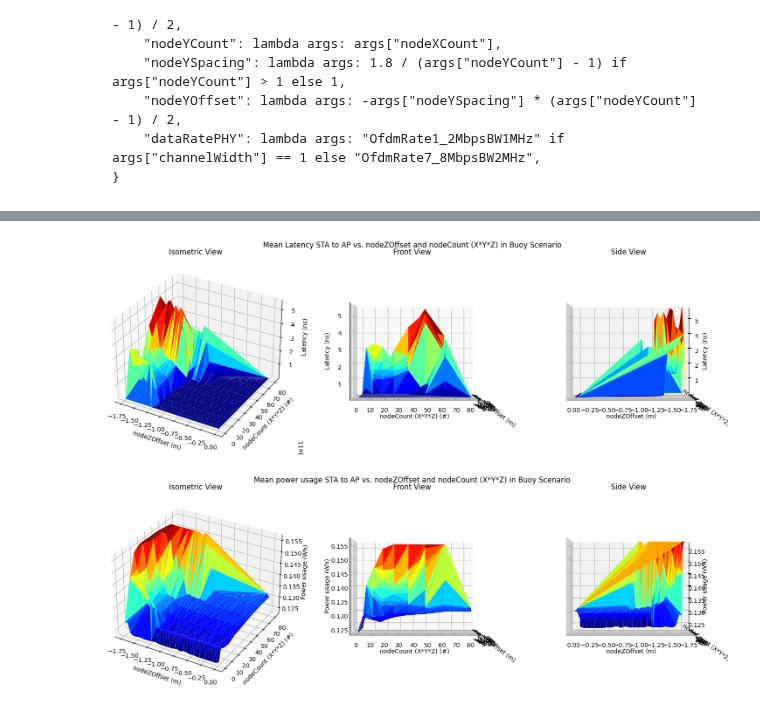
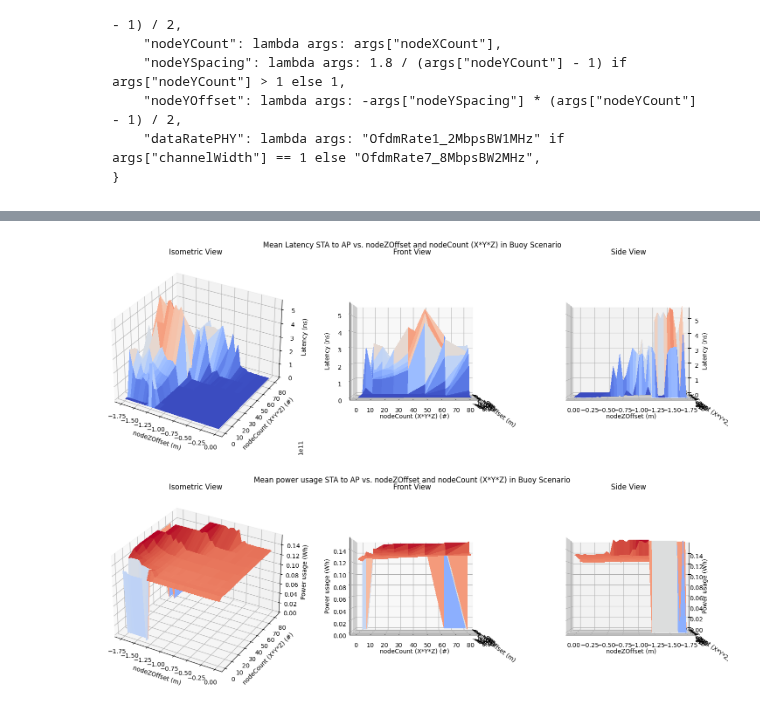
Before and after one commit to mehslambo/2IRS0-ns3, a Jupyter notebook: postprocessing/buoy_graphs.ipynb, the cells around one changed output, grey strips where cells are left out. Cells and saved outputs as stored; diff of their text form; code cells hidden in the pictures.

Commit message:
Switched the buoy graphs to plot_surface

```diff
--- a/postprocessing/buoy_graphs.ipynb
+++ b/postprocessing/buoy_graphs.ipynb
@@ -189,14 +204,27 @@ plt.show()
 fig = plt.figure(figsize=(15, 5))
 fig.suptitle('Mean Latency STA to AP vs. nodeZOffset and nodeCount (X*Y*Z) in Buoy Scenario')
 
-# Common data points
-x_data = packet_logging_stats_summary['nodeZOffset']
-y_data = packet_logging_stats_summary['nodeXCount'] * packet_logging_stats_summary['nodeYCount'] * packet_logging_stats_summary['nodeZCount']
-z_data = packet_logging_stats_summary['MeanLatencySTAToAP']
+# Create a 2D grid for surface plot
+x_unique = np.sort(packet_logging_stats_summary['nodeZOffset'].unique())
+y_unique = np.sort(packet_logging_stats_summary['nodeXCount'] * packet_logging_stats_summary['nodeYCount'] * packet_logging_stats_summary['nodeZCount'].unique())
+
+X, Y = np.meshgrid(x_unique, y_unique)
+Z = np.zeros(X.shape)
+
+# Map data to grid
+for i in range(len(x_unique)):
+    for j in range(len(y_unique)):
+        node_z_offset = x_unique[i]
+        node_count = y_unique[j]
+        mask = (packet_logging_stats_summary['nodeZOffset'] == node_z_offset) & \
+               (packet_logging_stats_summary['nodeXCount'] * packet_logging_stats_summary['nodeYCount'] * packet_logging_stats_summary['nodeZCount'] == node_count)
+        if mask.any():
+            Z[j, i] = packet_logging_stats_summary.loc[mask, 'MeanLatencySTAToAP'].mean()
 
 # Isometric view (default 3D view)
 ax1 = fig.add_subplot(131, projection='3d')
-ax1.plot_trisurf(x_data, y_data, z_data, cmap='jet')
+surf1 = ax1.plot_surface(X, Y, Z, cmap='coolwarm', edgecolor='none', linewidth=0,
+                         antialiased=False, rcount=10000, ccount=10000)
 ax1.set_xlabel('nodeZOffset (m)')
 ax1.set_ylabel('nodeCount (X*Y*Z) (#)')
 ax1.set_zlabel('Latency (ns)')
@@ -204,7 +232,8 @@ ax1.set_title('Isometric View')
 
 # Front view (looking at X-Z plane)
 ax2 = fig.add_subplot(132, projection='3d')
-ax2.plot_trisurf(x_data, y_data, z_data, cmap='jet')
+surf2 = ax2.plot_surface(X, Y, Z, cmap='coolwarm', edgecolor='none', linewidth=0,
+                         antialiased=False, rcount=10000, ccount=10000)
 ax2.set_xlabel('nodeZOffset (m)')
 ax2.set_ylabel('nodeCount (X*Y*Z) (#)')
 ax2.set_zlabel('Latency (ns)')
@@ -213,7 +242,8 @@ ax2.set_title('Front View')
 
 # Side view (looking at Y-Z plane)
 ax3 = fig.add_subplot(133, projection='3d')
-ax3.plot_trisurf(x_data, y_data, z_data, cmap='jet')
+surf3 = ax3.plot_surface(X, Y, Z, cmap='coolwarm', edgecolor='none', linewidth=0,
+                         antialiased=False, rcount=10000, ccount=10000)
 ax3.set_xlabel('nodeZOffset (m)')
 ax3.set_ylabel('nodeCount (X*Y*Z) (#)')
 ax3.set_zlabel('Latency (ns)')
@@ -223,7 +253,7 @@ ax3.set_title('Side View')
 plt.tight_layout()
 plt.show()
 # %% [output]
-[figure, old version]
+[figure, new version]
 # %%
 # Convert time from ns to h
 for col in filter(lambda x: x.endswith('Time'), power_state_stats.columns):
@@ -243,38 +273,53 @@ power_state_stats['TotalPower'] = power_state_stats['RXPower'] + power_state_sta
 fig = plt.figure(figsize=(15, 5))
 fig.suptitle('Mean power usage STA to AP vs. nodeZOffset and nodeCount (X*Y*Z) in Buoy Scenario')
 
-# Common data points
-x_data = power_state_stats['nodeZOffset']
-y_data = power_state_stats['nodeXCount'] * power_state_stats['nodeYCount'] * power_state_stats['nodeZCount']
-z_data = power_state_stats['TotalPower']
+# Create a 2D grid for surface plot
+x_unique = np.sort(power_state_stats['nodeZOffset'].unique())
+y_unique = np.sort(power_state_stats['nodeXCount'] * power_state_stats['nodeYCount'] * power_state_stats['nodeZCount'].unique())
+
+X, Y = np.meshgrid(x_unique, y_unique)
+Z = np.zeros(X.shape)
+
+# Map data to grid
+for i in range(len(x_unique)):
+    for j in range(len(y_unique)):
+        node_z_offset = x_unique[i]
+        node_count = y_unique[j]
+        mask = (power_state_stats['nodeZOffset'] == node_z_offset) & \
+               (power_state_stats['nodeXCount'] * power_state_stats['nodeYCount'] * power_state_stats['nodeZCount'] == node_count)
+        if mask.any():
+            Z[j, i] = power_state_stats.loc[mask, 'TotalPower'].mean()
 
 # Isometric view (default 3D view)
 ax1 = fig.add_subplot(131, projection='3d')
-ax1.plot_trisurf(x_data, y_data, z_data, cmap='jet')
+surf1 = ax1.plot_surface(X, Y, Z, cmap='coolwarm', edgecolor='none', linewidth=0,
+                         antialiased=False, rcount=10000, ccount=10000)
 ax1.set_xlabel('nodeZOffset (m)')
 ax1.set_ylabel('nodeCount (X*Y*Z) (#)')
 ax1.set_zlabel('Power usage (Wh)')
 ax1.set_title('Isometric View')
 
 # Front view (looking at X-Z plane)
 ax2 = fig.add_subplot(132, projection='3d')
-ax2.plot_trisurf(x_data, y_data, z_data, cmap='jet')
+surf2 = ax2.plot_surface(X, Y, Z, cmap='coolwarm', edgecolor='none', linewidth=0,
+                         antialiased=False, rcount=10000, ccount=10000)
 ax2.set_xlabel('nodeZOffset (m)')
 ax2.set_ylabel('nodeCount (X*Y*Z) (#)')
 ax2.set_zlabel('Power usage (Wh)')
 ax2.view_init(elev=0, azim=0)
 ax2.set_title('Front View')
 
 # Side view (looking at Y-Z plane)
 ax3 = fig.add_subplot(133, projection='3d')
-ax3.plot_trisurf(x_data, y_data, z_data, cmap='jet')
+surf3 = ax3.plot_surface(X, Y, Z, cmap='coolwarm', edgecolor='none', linewidth=0,
+                         antialiased=False, rcount=10000, ccount=10000)
 ax3.set_xlabel('nodeZOffset (m)')
 ax3.set_ylabel('nodeCount (X*Y*Z) (#)')
 ax3.set_zlabel('Power usage (Wh)')
 ax3.view_init(elev=0, azim=90)
 ax3.set_title('Side View')
 
 plt.tight_layout()
 plt.show()
 # %% [output]
-[figure, old version]
+[figure, new version]
```
Also changed, not shown: parts of 4 cells of this notebook.
